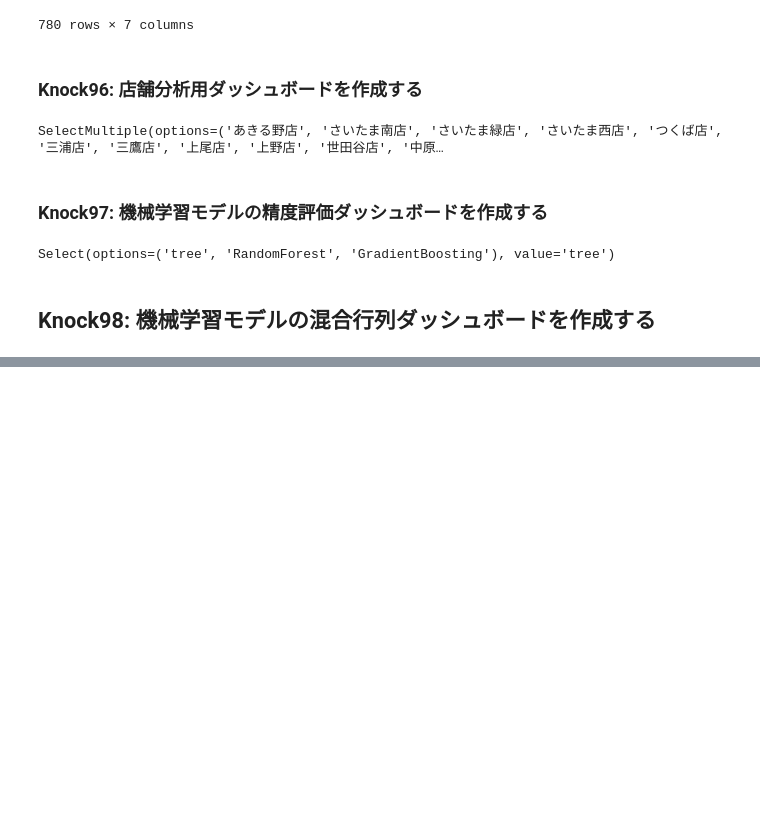
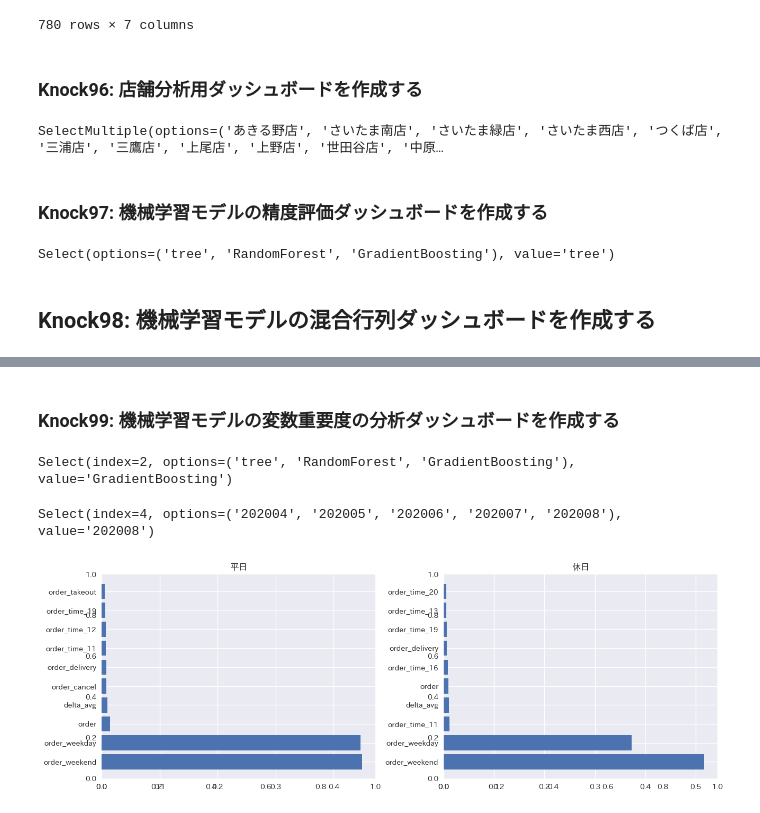
Before and after one commit to ginmaruGH/python-practical-machine-learning-system-100knocks, a Jupyter notebook: ch10/ch10.ipynb, the cells around one changed output, grey strips where cells are left out. Cells and saved outputs as stored; diff of their text form; code cells hidden in the pictures; blank space fills up the shorter version.

Commit message:
Knock99: 機械学習モデルの変数重要度の分析ダッシュボードを作成する

```diff
--- a/ch10/ch10.ipynb
+++ b/ch10/ch10.ipynb
@@ -412,0 +408,70 @@ Select(options=('y_weekday', 'y_weekend'), value='y_weekday')
+# %% [markdown]
+### Knock99: 機械学習モデルの変数重要度の分析ダッシュボードを作成する
+# %%
+# 変数重要度分析ダッシュボード
+
+opt1 = ""
+opt2 = ""
+
+def s1_update(val):
+    """"""
+    global opt1
+    opt1 = val["new"]
+    if opt2 != "":
+        graph_by_multi()
+
+def s2_update(val):
+    """"""
+    global opt2
+    opt2 = val["new"]
+    if opt1 != "":
+        graph_by_multi()
+
+def graph_by_multi():
+    """"""
+    clear_output()
+    display(select1, select2)
+
+    importance_tg_wd = importance_all.loc[
+        (importance_all["model_name"] == opt1) & \
+        (importance_all["year_month"] == opt2) & \
+        (importance_all["model_target"] == "y_weekday")
+    ].copy()
+
+    importance_tg_we = importance_all.loc[
+        (importance_all["model_name"] == opt1) & \
+        (importance_all["year_month"] == opt2) & \
+        (importance_all["model_target"] == "y_weekend")
+    ].copy()
+
+    importance_tg_wd.sort_values("importance", ascending=False, inplace=True)
+    importance_tg_we.sort_values("importance", ascending=False, inplace=True)
+
+    importance_tg_wd = importance_tg_wd.head(10)
+    importance_tg_we = importance_tg_we.head(10)
+
+    fig, (ax1, ax2) = plt.subplots(1, 2, figsize=(15, 5))
+    plt.subplots_adjust(wspace=0.25, hspace=0.6)
+
+    ax1 = fig.add_subplot(1, 2, 1)
+    plt.barh(importance_tg_wd["cols"], importance_tg_wd["importance"])
+    ax1.set_title("平日")
+
+    ax2 = fig.add_subplot(1, 2, 2)
+    plt.barh(importance_tg_we["cols"], importance_tg_we["importance"])
+    ax2.set_title("休日")
+
+s1_option = importance_all["model_name"].unique()
+s2_option = importance_all["year_month"].unique()
+
+select1 = Select(options=s1_option)
+select1.observe(s1_update, names="value")
+
+select2 = Select(options=s2_option)
+select2.observe(s2_update, names="value")
+
+display(select1, select2)
+# %% [output]
+Select(index=2, options=('tree', 'RandomForest', 'GradientBoosting'), value='GradientBoosting')
+Select(index=4, options=('202004', '202005', '202006', '202007', '202008'), value='202008')
+[figure, added]
```
Also changed, not shown: parts of 1 cell of this notebook.
